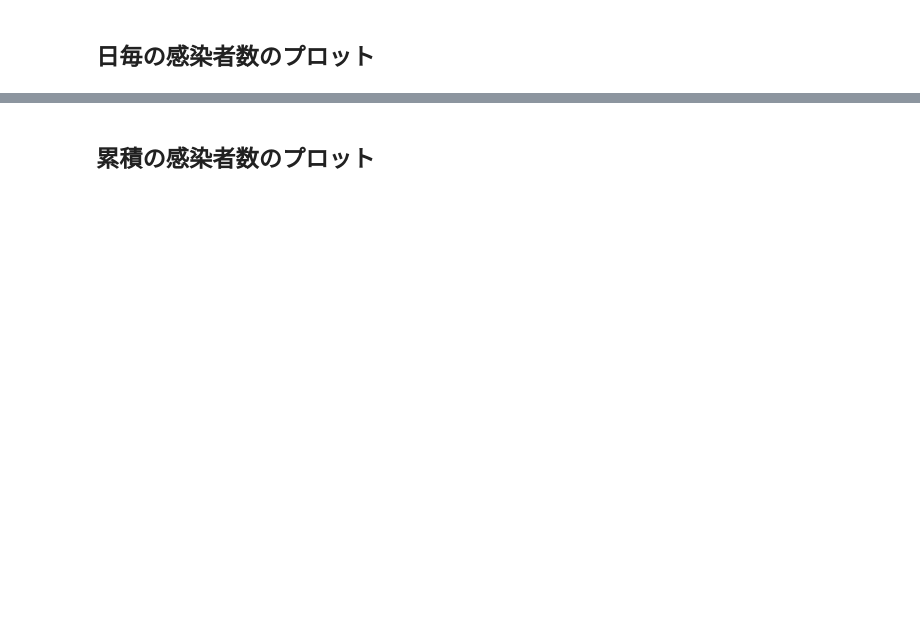
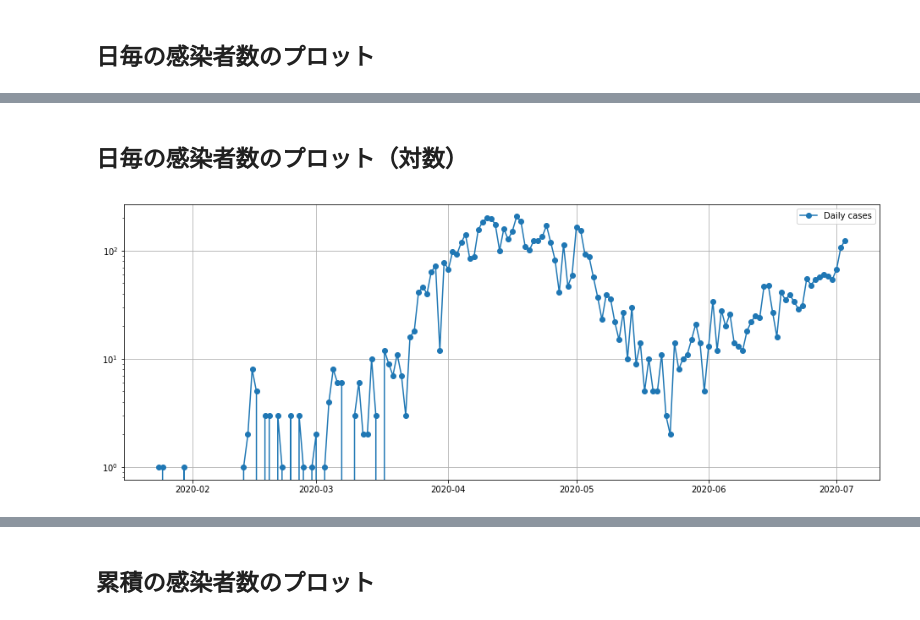
Before and after one commit to dgakane/covid19, a Jupyter notebook: nb/tokyo.ipynb, the cells around one changed output, grey strips where cells are left out. Saved outputs shown, nothing was run; the diff lists cells and outputs as text; code cells hidden in the pictures; blank space fills up the shorter version.

```diff
--- a/nb/tokyo.ipynb
+++ b/nb/tokyo.ipynb
@@ -114,0 +115,13 @@ plt.show()
+# %% [markdown]
+## 日毎の感染者数のプロット（対数）
+# %%
+fig = plt.figure(figsize=(16.0, 6.0))
+ax = fig.add_subplot(111)
+ax.plot(df_daily.index, df_daily["daily_case"], label="Daily cases", marker='o')
+ax.set_yscale('log')
+ax.legend()
+ax.grid()
+
+plt.show()
+# %% [output]
+[figure, added]
```
Also changed, not shown: parts of 10 cells of this notebook.
